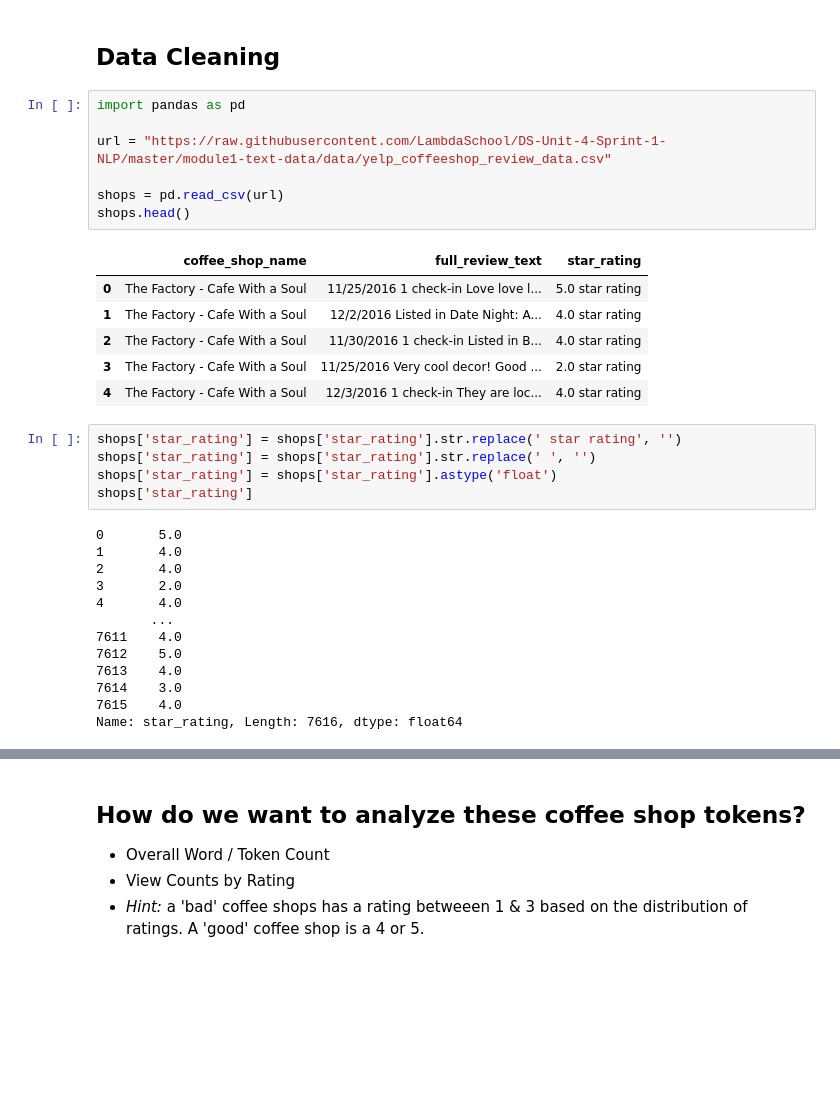
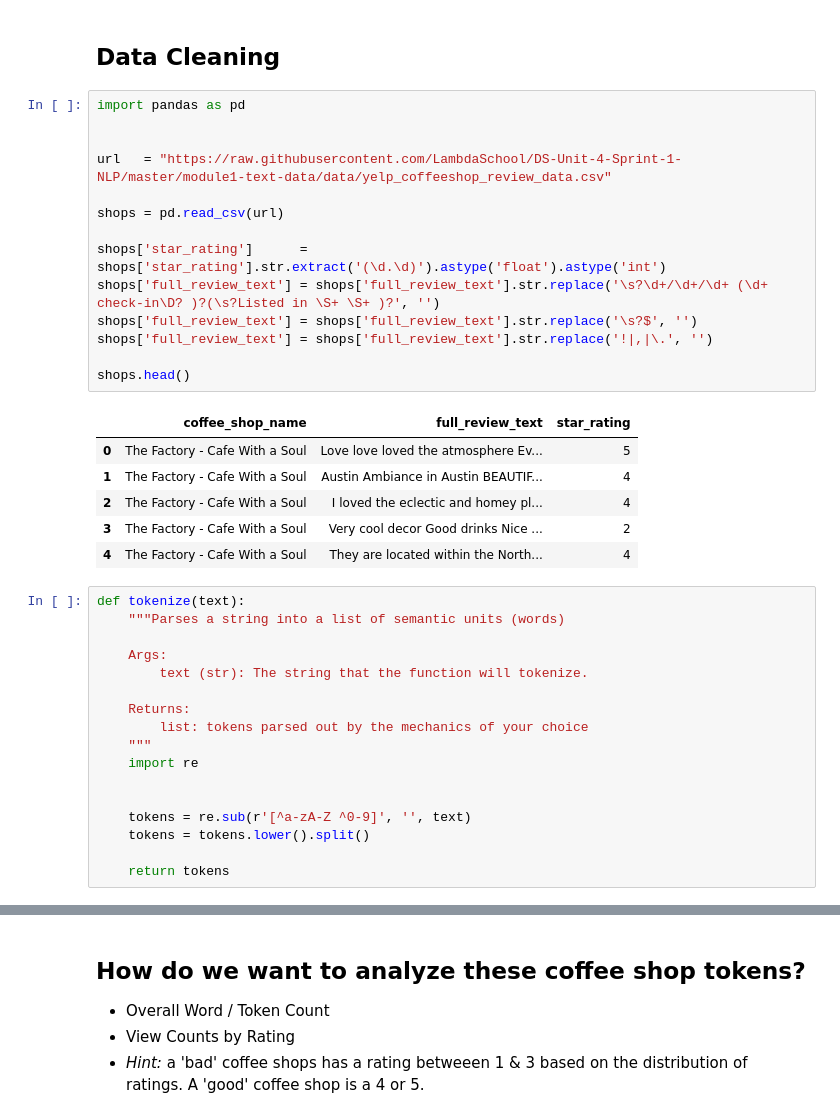
Before and after one commit to JoshuaPMallory/DS-Unit-4-Sprint-1-NLP, a Jupyter notebook: module1-text-data/D1_Text Data_Assignment.ipynb, the cells around one changed output, grey strips where cells are left out. Cells and saved outputs as stored; diff of their text form; blank space fills up the shorter version.

```diff
--- a/module1-text-data/D1_Text Data_Assignment.ipynb
+++ b/module1-text-data/D1_Text Data_Assignment.ipynb
@@ -28,32 +34,38 @@ YouTubeVideo('Jml7NVYm8cs')
 # %%
 import pandas as pd
 
-url = "https://raw.githubusercontent.com/LambdaSchool/DS-Unit-4-Sprint-1-NLP/master/module1-text-data/data/yelp_coffeeshop_review_data.csv"
+
+url   = "https://raw.githubusercontent.com/LambdaSchool/DS-Unit-4-Sprint-1-NLP/master/module1-text-data/data/yelp_coffeeshop_review_data.csv"
 
 shops = pd.read_csv(url)
+
+shops['star_rating']      = shops['star_rating'].str.extract('(\d.\d)').astype('float').astype('int')
+shops['full_review_text'] = shops['full_review_text'].str.replace('\s?\d+/\d+/\d+ (\d+ check-in\D? )?(\s?Listed in \S+ \S+ )?', '')
+shops['full_review_text'] = shops['full_review_text'].str.replace('\s?$', '')
+shops['full_review_text'] = shops['full_review_text'].str.replace('!|,|\.', '')
+
 shops.head()
 # %% [output]
 |  | coffee_shop_name | full_review_text | star_rating |
-| 0 | The Factory - Cafe With a Soul | 11/25/2016 1 check-in Love love l... | 5.0 star rating |
-| 1 | The Factory - Cafe With a Soul | 12/2/2016 Listed in Date Night: A... | 4.0 star rating |
-| 2 | The Factory - Cafe With a Soul | 11/30/2016 1 check-in Listed in B... | 4.0 star rating |
-| 3 | The Factory - Cafe With a Soul | 11/25/2016 Very cool decor! Good ... | 2.0 star rating |
-| 4 | The Factory - Cafe With a Soul | 12/3/2016 1 check-in They are loc... | 4.0 star rating |
+| 0 | The Factory - Cafe With a Soul | Love love loved the atmosphere Ev... | 5 |
+| 1 | The Factory - Cafe With a Soul | Austin Ambiance in Austin BEAUTIF... | 4 |
+| 2 | The Factory - Cafe With a Soul | I loved the eclectic and homey pl... | 4 |
+| 3 | The Factory - Cafe With a Soul | Very cool decor Good drinks Nice ... | 2 |
+| 4 | The Factory - Cafe With a Soul | They are located within the North... | 4 |
-# %%
-shops['star_rating'] = shops['star_rating'].str.replace(' star rating', '')
-shops['star_rating'] = shops['star_rating'].str.replace(' ', '')
-shops['star_rating'] = shops['star_rating'].astype('float')
-shops['star_rating']
-# %% [output]
-0       5.0
-1       4.0
-2       4.0
-3       2.0
-4       4.0
-       ...
-7611    4.0
-7612    5.0
-7613    4.0
-7614    3.0
-7615    4.0
-Name: star_rating, Length: 7616, dtype: float64
+# %%
+def tokenize(text):
+    """Parses a string into a list of semantic units (words)
+
+    Args:
+        text (str): The string that the function will tokenize.
+
+    Returns:
+        list: tokens parsed out by the mechanics of your choice
+    """
+    import re
+
+
+    tokens = re.sub(r'[^a-zA-Z ^0-9]', '', text)
+    tokens = tokens.lower().split()
+
+    return tokens
```
Also changed, not shown: parts of 25 cells of this notebook.
